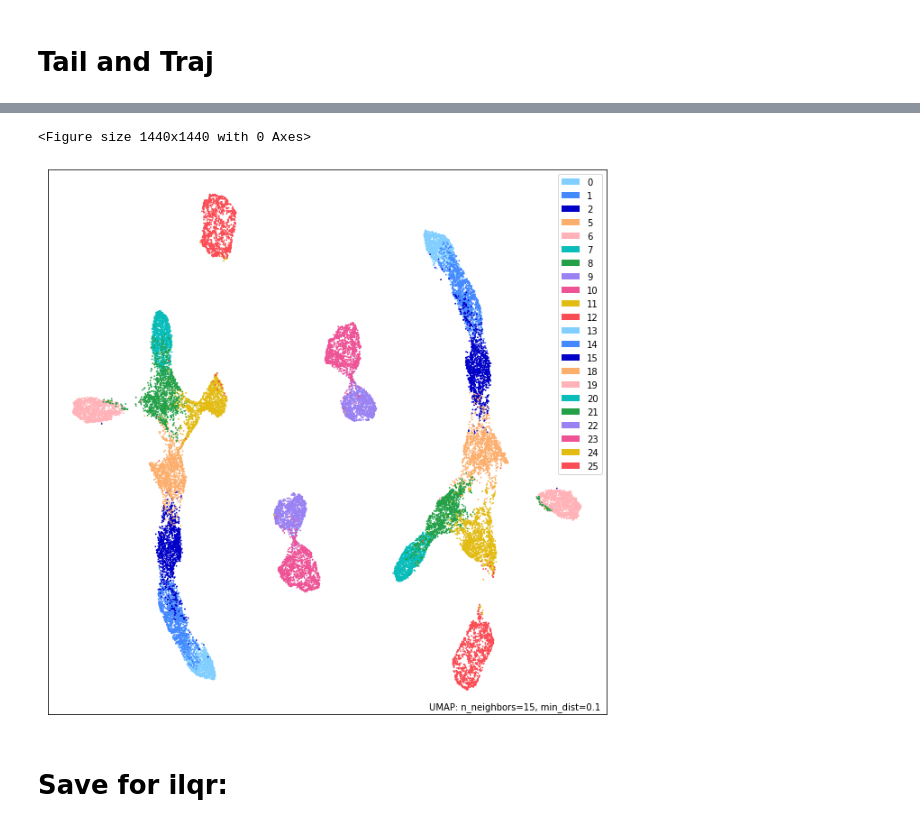
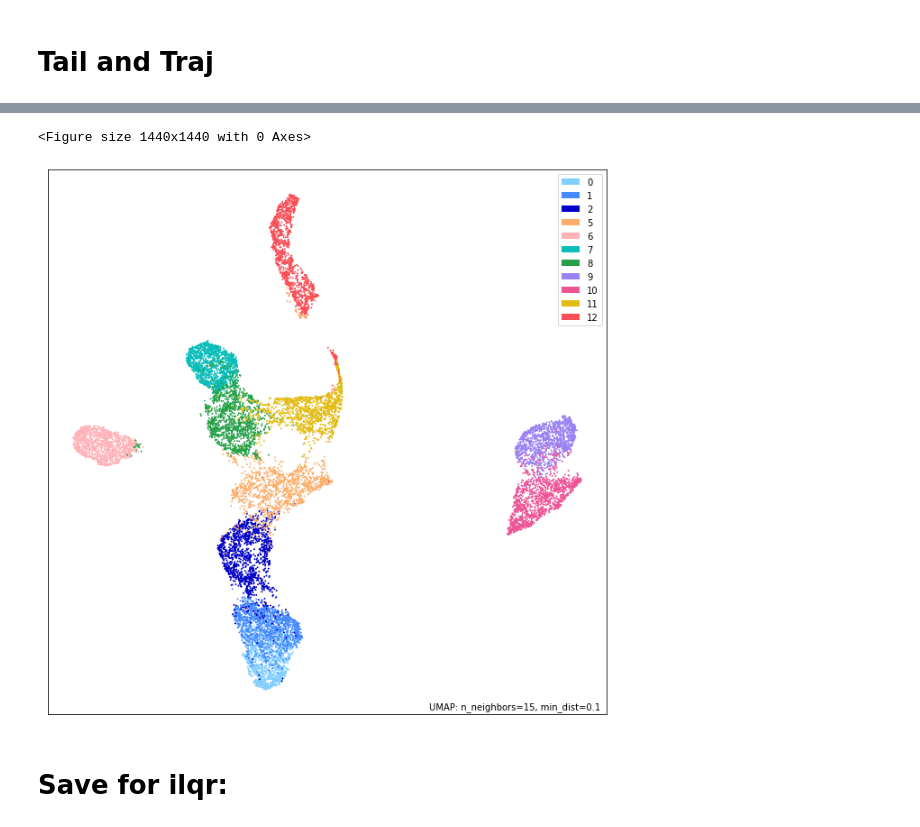
Before and after one commit to orger-lab/megabouts, a Jupyter notebook: megabouts/bout_category_description.ipynb, the cells around one changed output, grey strips where cells are left out. Drawn from its saved outputs; the diff is of its cells as text; code cells hidden in the pictures.

```diff
--- a/megabouts/bout_category_description.ipynb
+++ b/megabouts/bout_category_description.ipynb
@@ -45,7 +45,7 @@ balanced_bouts[:,7,:],balanced_bouts[:,8,:],balanced_bouts[:,9,:] = balanced_bou
 # %%
 #np.savez('kNN_Training_Dataset.npz', bouts=balanced_bouts, labels=balanced_labels)
 # %%
-knn_training_dataset = Knn_training_dataset(fps=700,augmentation_delays=[0],ignore_CS=True)
+knn_training_dataset = Knn_Training_Dataset(fps=700,augmentation_delays=[0],ignore_CS=True)
 # %%
 import matplotlib.gridspec as gridspec
 from matplotlib import colors
@@ -279,0 +311,3 @@ Mon Jun 20 17:10:52 2022 Finished embedding
+# %%
+id = np.arange(6*140,7*140).tolist()+np.arange(9*140,10*140).tolist()
+tail_head = knn_training_dataset.tail_and_traj_flat[:,id]
@@ -279,0 +318,7 @@ Mon Jun 20 17:10:52 2022 Finished embedding
+# %%
+tail_head = knn_training_dataset.tail_and_traj_flat[:,id]
+tail_head = tail_head[0:15400]
+label = knn_training_dataset.labels[0:15400]
+# %%
+reducer = umap.UMAP(n_components=2,verbose=True)
+embedding = reducer.fit_transform(tail_head)
@@ -280,11 +343,11 @@ Mon Jun 20 17:10:52 2022 Finished embedding
 # %%
 plt.figure(figsize=(20,20))
 #umap.plot.points(reducer,labels=bouts_df.strain,color_key_cmap='plasma')
-umap.plot.points(reducer,labels=knn_training_dataset.labels,color_key=dict_color_bouts)
+umap.plot.points(reducer,labels=label,color_key=dict_color_bouts)
 plt.draw()
 # %% [output]
 <Figure size 1440x1440 with 0 Axes>
-[figure, old version]
+[figure, new version]
 # %% [markdown]
 # Save for ilqr:
 # %%
```
Also changed, not shown: parts of 14 cells of this notebook, 21 other files.
